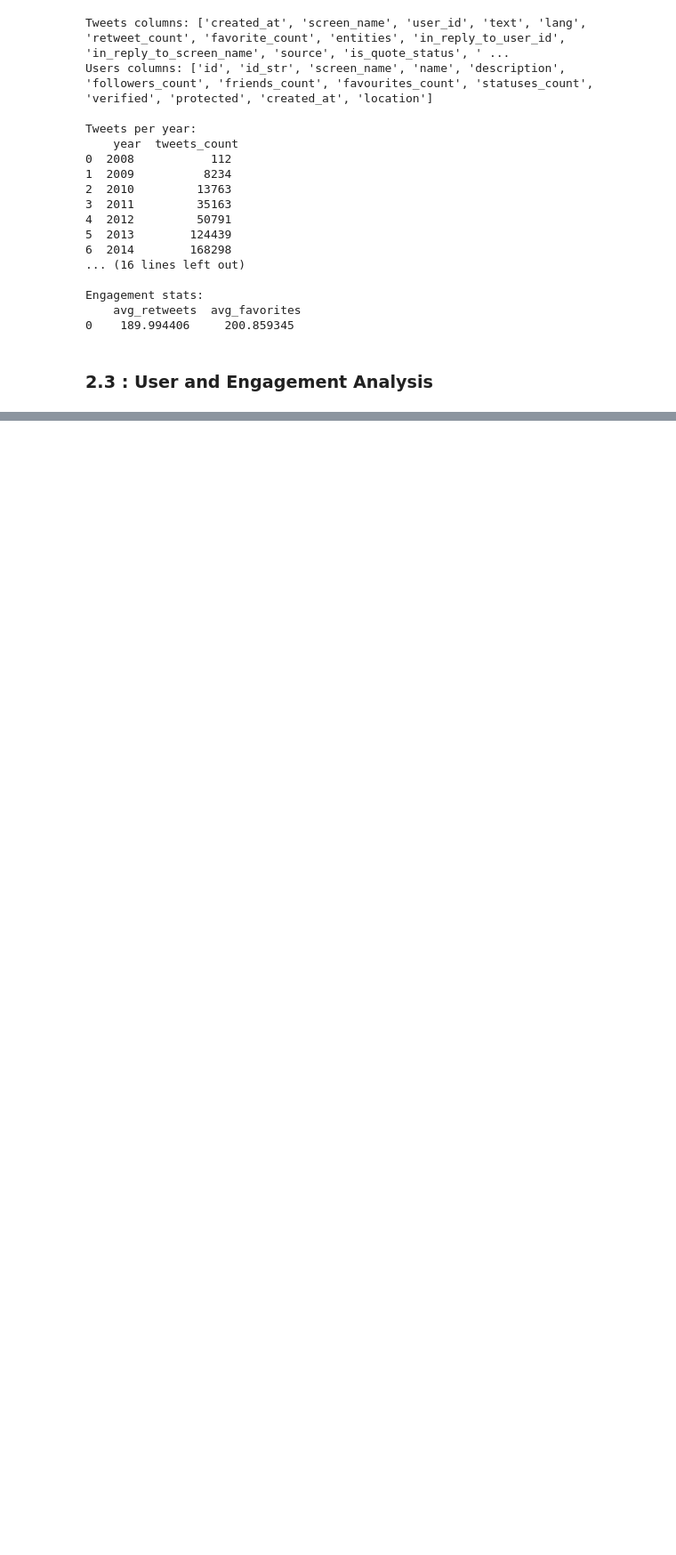
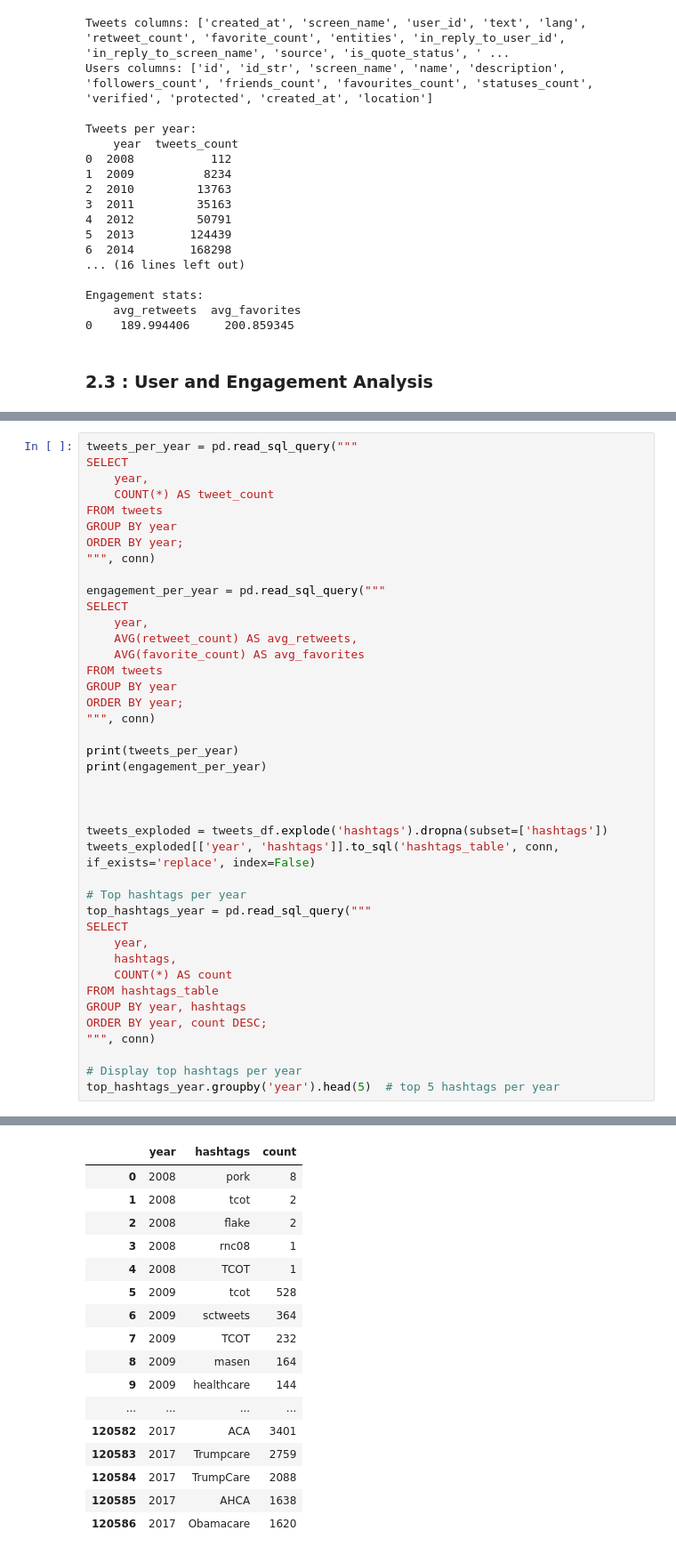
Before and after one commit to AshminDhungana/lobbyists4america-insights, a Jupyter notebook: descriptive_statistics.ipynb, the cells around one changed output, grey strips where cells are left out. Shown at 89% size. Drawn from its saved outputs; the diff is of its cells as text; blank space fills up the shorter version.

```diff
--- a/descriptive_statistics.ipynb
+++ b/descriptive_statistics.ipynb
@@ -167,0 +172,42 @@ NameError: name 'itertools' is not defined
+# %%
+tweets_per_year = pd.read_sql_query("""
+SELECT
+    year,
+    COUNT(*) AS tweet_count
+FROM tweets
+GROUP BY year
+ORDER BY year;
+""", conn)
+
+engagement_per_year = pd.read_sql_query("""
+SELECT
+    year,
+    AVG(retweet_count) AS avg_retweets,
+    AVG(favorite_count) AS avg_favorites
+FROM tweets
+GROUP BY year
+ORDER BY year;
+""", conn)
+
+print(tweets_per_year)
+print(engagement_per_year)
+
+
+
+tweets_exploded = tweets_df.explode('hashtags').dropna(subset=['hashtags'])
+tweets_exploded[['year', 'hashtags']].to_sql('hashtags_table', conn, if_exists='replace', index=False)
+
+# Top hashtags per year
+top_hashtags_year = pd.read_sql_query("""
+SELECT
+    year,
+    hashtags,
+    COUNT(*) AS count
+FROM hashtags_table
+GROUP BY year, hashtags
+ORDER BY year, count DESC;
+""", conn)
+
+# Display top hashtags per year
+top_hashtags_year.groupby('year').head(5)  # top 5 hashtags per year
+# %% [output]
@@ -167,0 +231,17 @@ NameError: name 'itertools' is not defined
+|  | year | hashtags | count |
+| 0 | 2008 | pork | 8 |
+| 1 | 2008 | tcot | 2 |
+| 2 | 2008 | flake | 2 |
+| 3 | 2008 | rnc08 | 1 |
+| 4 | 2008 | TCOT | 1 |
+| 5 | 2009 | tcot | 528 |
+| 6 | 2009 | sctweets | 364 |
+| 7 | 2009 | TCOT | 232 |
+| 8 | 2009 | masen | 164 |
+| 9 | 2009 | healthcare | 144 |
+| ... | ... | ... | ... |
+| 120582 | 2017 | ACA | 3401 |
+| 120583 | 2017 | Trumpcare | 2759 |
+| 120584 | 2017 | TrumpCare | 2088 |
+| 120585 | 2017 | AHCA | 1638 |
+| 120586 | 2017 | Obamacare | 1620 |
```
Also changed, not shown: parts of 6 cells of this notebook.
